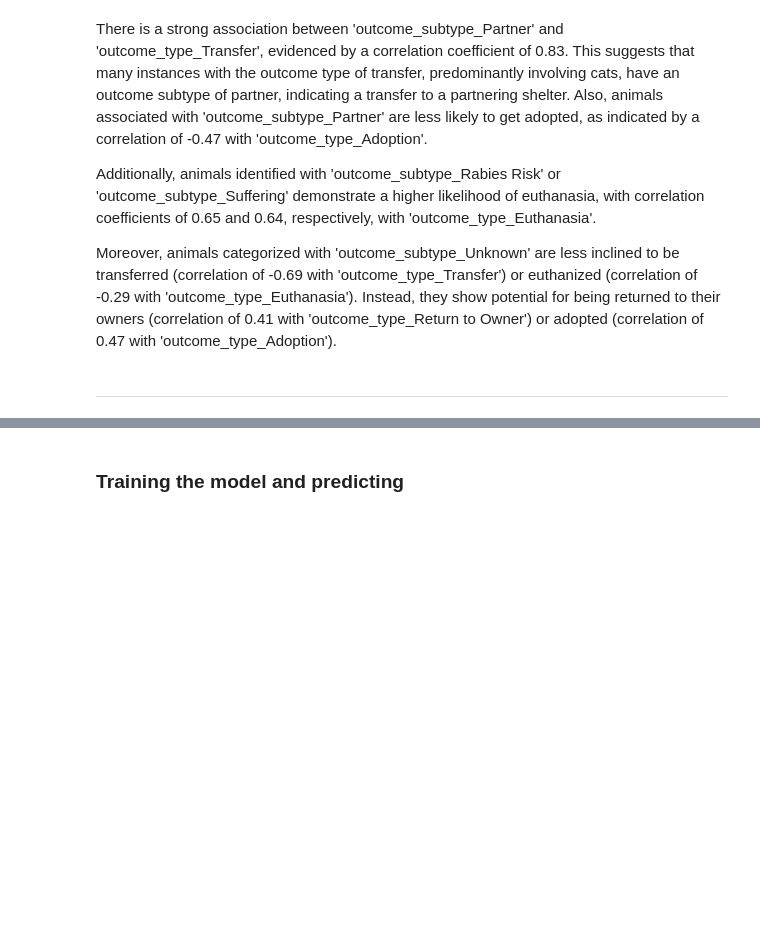
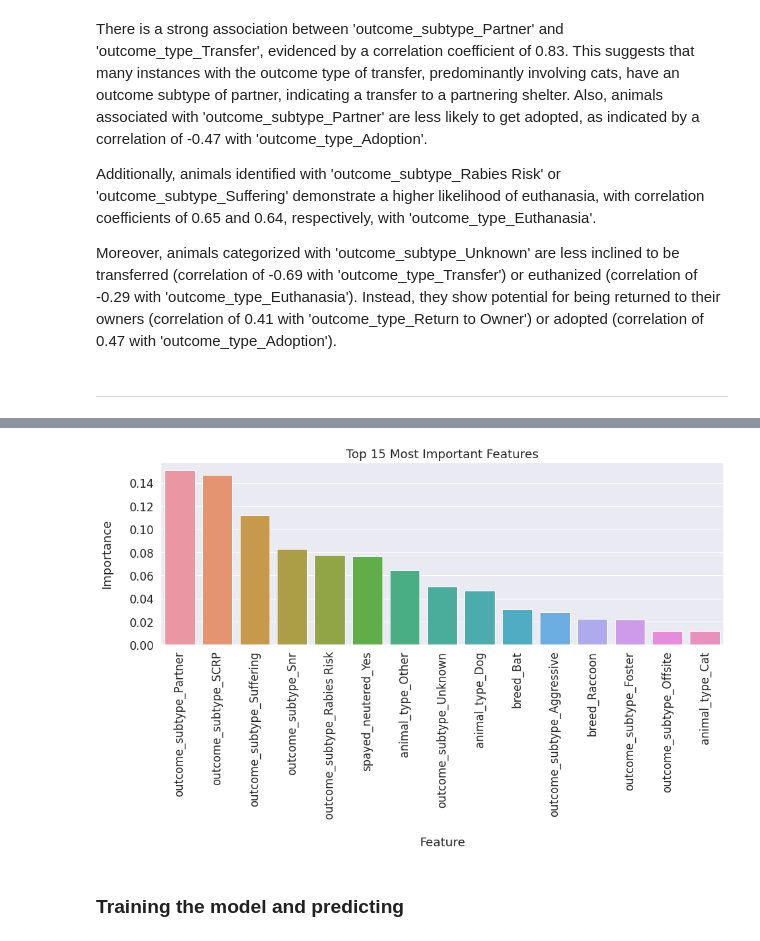
Before and after one commit to Darmendel/TDS-project, a Jupyter notebook: Final Pipeline.ipynb, the cells around one changed output, grey strips where cells are left out. Drawn from its saved outputs; the diff is of its cells as text; code cells hidden in the pictures; blank space fills up the shorter version.

```diff
--- a/Final Pipeline.ipynb
+++ b/Final Pipeline.ipynb
@@ -963,3 +1023,24 @@ Moreover, animals categorized with 'outcome_subtype_Unknown' are less inclined t
+# %%
+# Defining the number of top features to display
+top_n_features = 15
+
+# Creating a DataFrame with feature importances
+importances = pd.DataFrame({'importance': feature_importances, 'feature': X.columns},
+                           index=X.columns).sort_values(by='importance', ascending=False)
+
+# Setting seaborn font scale
+sns.set(font_scale=1.50)
+
+# Creating a bar plot of top N most important features
+plt.figure(figsize=(15, 5))
+sns.barplot(x='feature', y='importance', data=importances[0:top_n_features])
+plt.xticks(rotation=90)
+plt.xlabel('Feature', labelpad=25)
+plt.ylabel('Importance', labelpad=25)
+plt.title(f'Top {top_n_features} Most Important Features')
+plt.show()
+# %% [output]
+[figure, added]
 # %% [markdown]
 ### Training the model and predicting
 # %%
```
Also changed, not shown: parts of 25 cells of this notebook, 2 other files.
